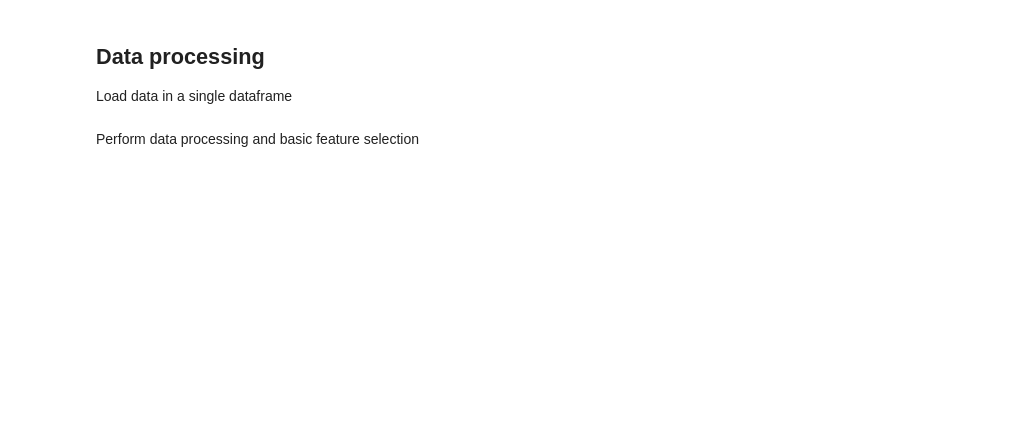
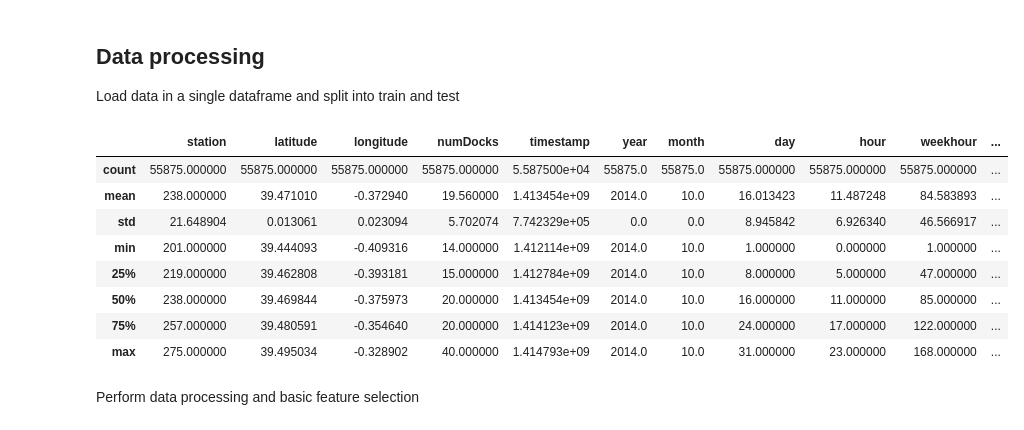
Before and after one commit to davideturco/morebikes2020, a Jupyter notebook: general.ipynb, the cells around one changed output. Saved outputs shown, nothing was run; the diff lists cells and outputs as text; code cells hidden in the pictures; blank space fills up the shorter version.

```diff
--- a/general.ipynb
+++ b/general.ipynb
@@ -4,10 +17,24 @@ import seaborn as sns
 # %% [markdown]
 ## Data processing
-Load data in a single dataframe
+Load data in a single dataframe and split into train and test
 # %%
 PATH = './Train/Train'
 
 df = load_general(PATH)
+
+df_train, df_test = train_test_split(df)
+
+df.describe()
+# %% [output]
+|  | station | latitude | longitude | numDocks | timestamp | year | month | day | hour | weekhour | ... |
+| count | 55875.000000 | 55875.000000 | 55875.000000 | 55875.000000 | 5.587500e+04 | 55875.0 | 55875.0 | 55875.000000 | 55875.000000 | 55875.000000 | ... |
+| mean | 238.000000 | 39.471010 | -0.372940 | 19.560000 | 1.413454e+09 | 2014.0 | 10.0 | 16.013423 | 11.487248 | 84.583893 | ... |
+| std | 21.648904 | 0.013061 | 0.023094 | 5.702074 | 7.742329e+05 | 0.0 | 0.0 | 8.945842 | 6.926340 | 46.566917 | ... |
+| min | 201.000000 | 39.444093 | -0.409316 | 14.000000 | 1.412114e+09 | 2014.0 | 10.0 | 1.000000 | 0.000000 | 1.000000 | ... |
+| 25% | 219.000000 | 39.462808 | -0.393181 | 15.000000 | 1.412784e+09 | 2014.0 | 10.0 | 8.000000 | 5.000000 | 47.000000 | ... |
+| 50% | 238.000000 | 39.469844 | -0.375973 | 20.000000 | 1.413454e+09 | 2014.0 | 10.0 | 16.000000 | 11.000000 | 85.000000 | ... |
+| 75% | 257.000000 | 39.480591 | -0.354640 | 20.000000 | 1.414123e+09 | 2014.0 | 10.0 | 24.000000 | 17.000000 | 122.000000 | ... |
+| max | 275.000000 | 39.495034 | -0.328902 | 40.000000 | 1.414793e+09 | 2014.0 | 10.0 | 31.000000 | 23.000000 | 168.000000 | ... |
 # %% [markdown]
 Perform data processing and basic feature selection
 # %%
```
Also changed, not shown: parts of 18 cells of this notebook, 3 other files.
